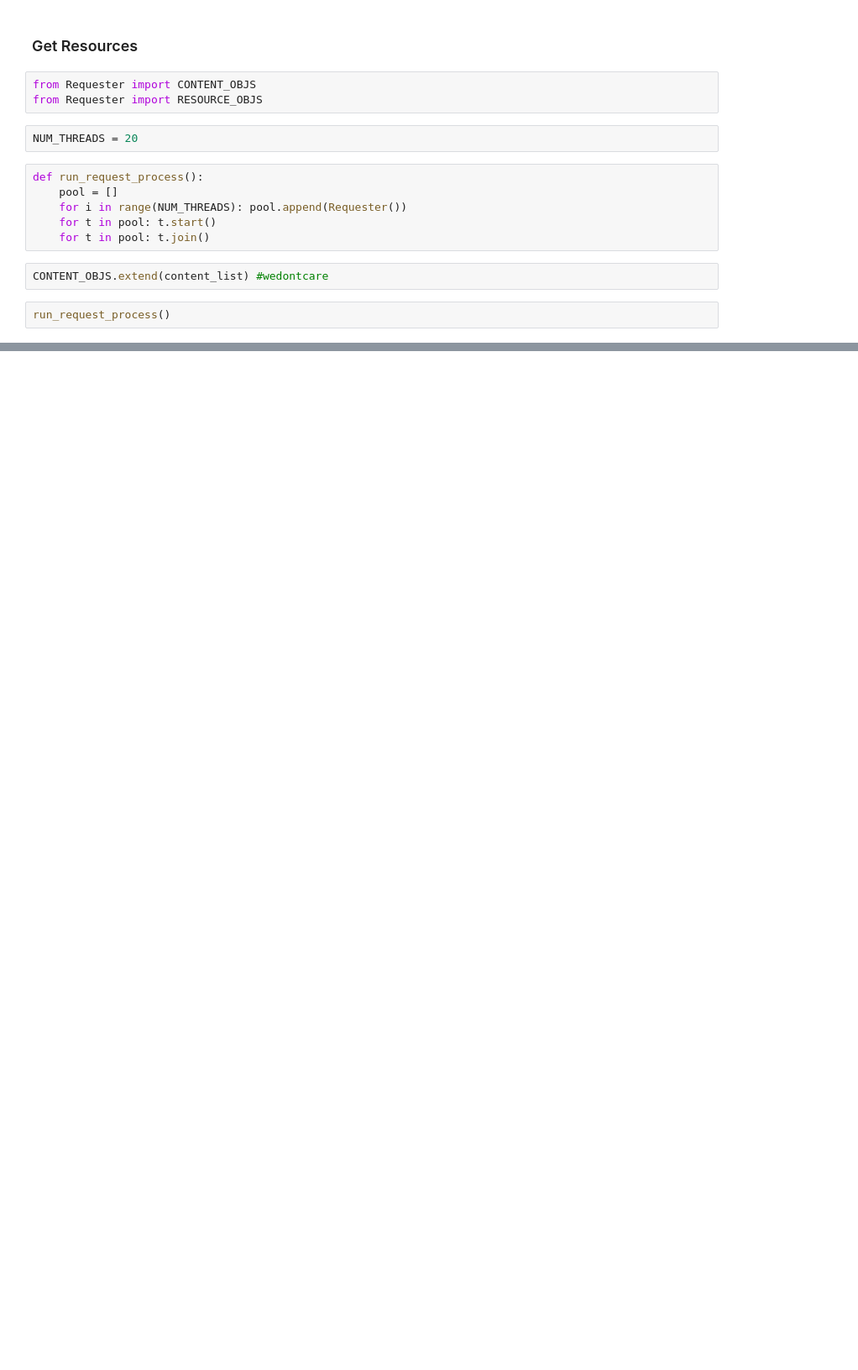
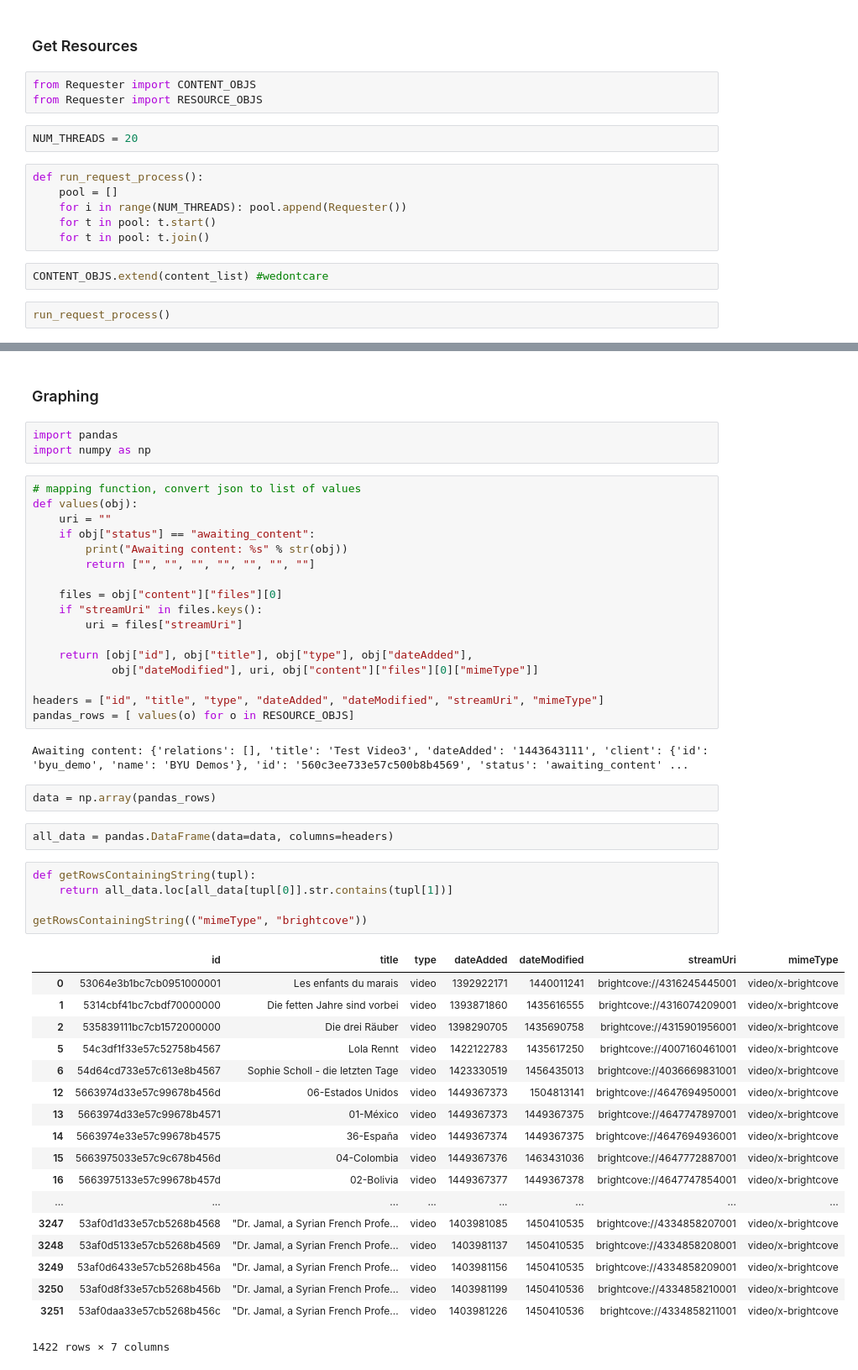
Before and after one commit to verdude/ayamel_resources, a Jupyter notebook: brightcove.ipynb, the cells around one changed output, grey strips where cells are left out. Shown at 84% size. Saved outputs shown, nothing was run; the diff lists cells and outputs as text; blank space fills up the shorter version.

Commit message:
gets the list of stuff

```diff
--- a/brightcove.ipynb
+++ b/brightcove.ipynb
@@ -59,0 +61,52 @@ RESOURCE_OBJS
+# %% [markdown]
+### Graphing
+# %%
+import pandas
+import numpy as np
+# %%
+# mapping function, convert json to list of values
+def values(obj):
+    uri = ""
+    if obj["status"] == "awaiting_content":
+        print("Awaiting content: %s" % str(obj))
+        return ["", "", "", "", "", "", ""]
+
+    files = obj["content"]["files"][0]
+    if "streamUri" in files.keys():
+        uri = files["streamUri"]
+
+    return [obj["id"], obj["title"], obj["type"], obj["dateAdded"],
+            obj["dateModified"], uri, obj["content"]["files"][0]["mimeType"]]
+
+headers = ["id", "title", "type", "dateAdded", "dateModified", "streamUri", "mimeType"]
+pandas_rows = [ values(o) for o in RESOURCE_OBJS]
+# %% [output]
+Awaiting content: {'relations': [], 'title': 'Test Video3', 'dateAdded': '1443643111', 'client': {'id': 'byu_demo', 'name': 'BYU Demos'}, 'id': '560c3ee733e57c500b8b4569', 'status': 'awaiting_content' ...
+# %%
+data = np.array(pandas_rows)
+# %%
+all_data = pandas.DataFrame(data=data, columns=headers)
+# %%
+def getRowsContainingString(tupl):
+    return all_data.loc[all_data[tupl[0]].str.contains(tupl[1])]
+
+getRowsContainingString(("mimeType", "brightcove"))
+# %% [output]
+|  | id | title | type | dateAdded | dateModified | streamUri | mimeType |
+| 0 | 53064e3b1bc7cb0951000001 | Les enfants du marais | video | 1392922171 | 1440011241 | brightcove://4316245445001 | video/x-brightcove |
+| 1 | 5314cbf41bc7cbdf70000000 | Die fetten Jahre sind vorbei | video | 1393871860 | 1435616555 | brightcove://4316074209001 | video/x-brightcove |
+| 2 | 535839111bc7cb1572000000 | Die drei Räuber | video | 1398290705 | 1435690758 | brightcove://4315901956001 | video/x-brightcove |
+| 5 | 54c3df1f33e57c52758b4567 | Lola Rennt | video | 1422122783 | 1435617250 | brightcove://4007160461001 | video/x-brightcove |
+| 6 | 54d64cd733e57c613e8b4567 | Sophie Scholl - die letzten Tage | video | 1423330519 | 1456435013 | brightcove://4036669831001 | video/x-brightcove |
+| 12 | 5663974d33e57c99678b456d | 06-Estados Unidos | video | 1449367373 | 1504813141 | brightcove://4647694950001 | video/x-brightcove |
+| 13 | 5663974d33e57c99678b4571 | 01-México | video | 1449367373 | 1449367375 | brightcove://4647747897001 | video/x-brightcove |
+| 14 | 5663974e33e57c99678b4575 | 36-España | video | 1449367374 | 1449367375 | brightcove://4647694936001 | video/x-brightcove |
+| 15 | 5663975033e57c9c678b456d | 04-Colombia | video | 1449367376 | 1463431036 | brightcove://4647772887001 | video/x-brightcove |
+| 16 | 5663975133e57c99678b457d | 02-Bolivia | video | 1449367377 | 1449367378 | brightcove://4647747854001 | video/x-brightcove |
+| ... | ... | ... | ... | ... | ... | ... | ... |
+| 3247 | 53af0d1d33e57cb5268b4568 | "Dr. Jamal, a Syrian French Profe... | video | 1403981085 | 1450410535 | brightcove://4334858207001 | video/x-brightcove |
+| 3248 | 53af0d5133e57cb5268b4569 | "Dr. Jamal, a Syrian French Profe... | video | 1403981137 | 1450410535 | brightcove://4334858208001 | video/x-brightcove |
+| 3249 | 53af0d6433e57cb5268b456a | "Dr. Jamal, a Syrian French Profe... | video | 1403981156 | 1450410535 | brightcove://4334858209001 | video/x-brightcove |
+| 3250 | 53af0d8f33e57cb5268b456b | "Dr. Jamal, a Syrian French Profe... | video | 1403981199 | 1450410536 | brightcove://4334858210001 | video/x-brightcove |
+| 3251 | 53af0daa33e57cb5268b456c | "Dr. Jamal, a Syrian French Profe... | video | 1403981226 | 1450410536 | brightcove://4334858211001 | video/x-brightcove |
+1422 rows × 7 columns
```
Also changed, not shown: parts of 3 cells of this notebook, 1 other file.
